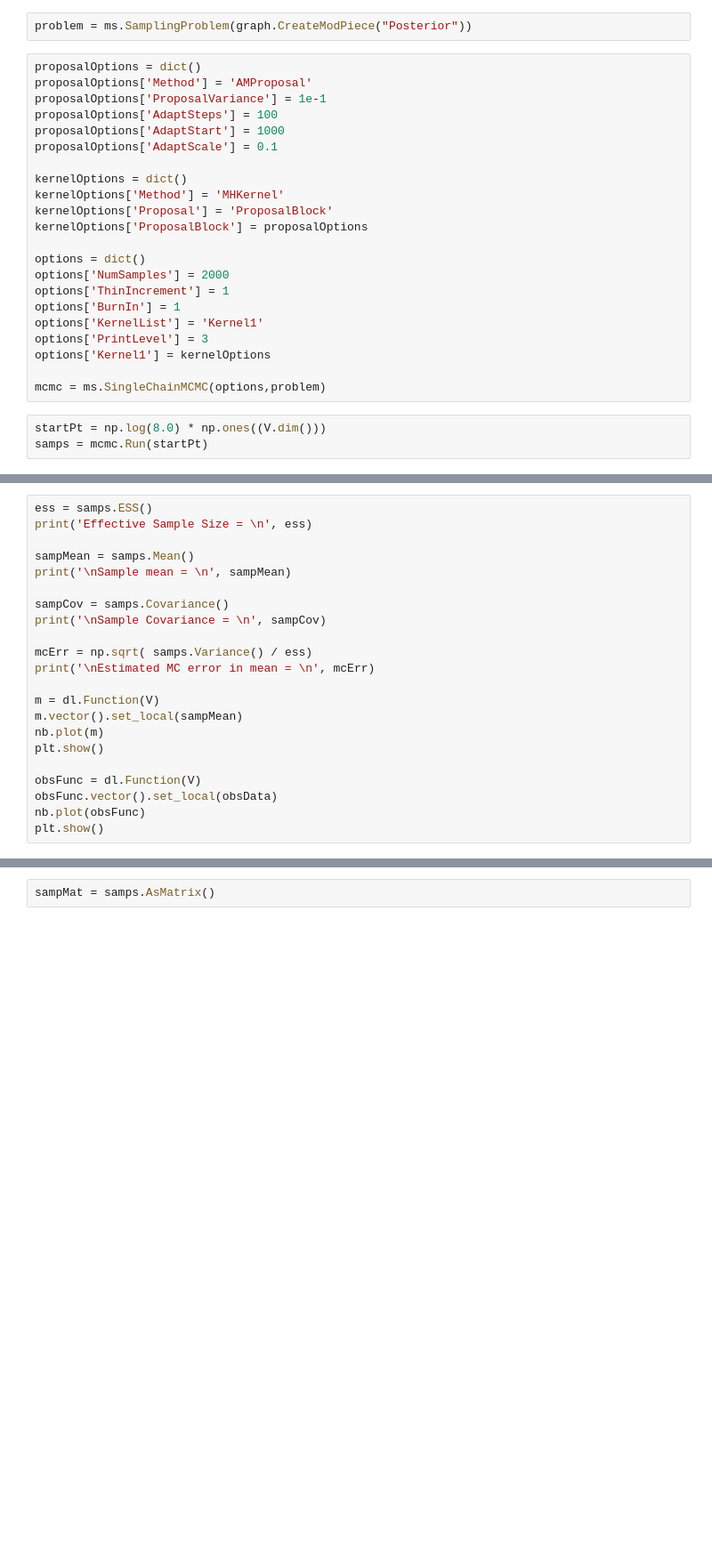
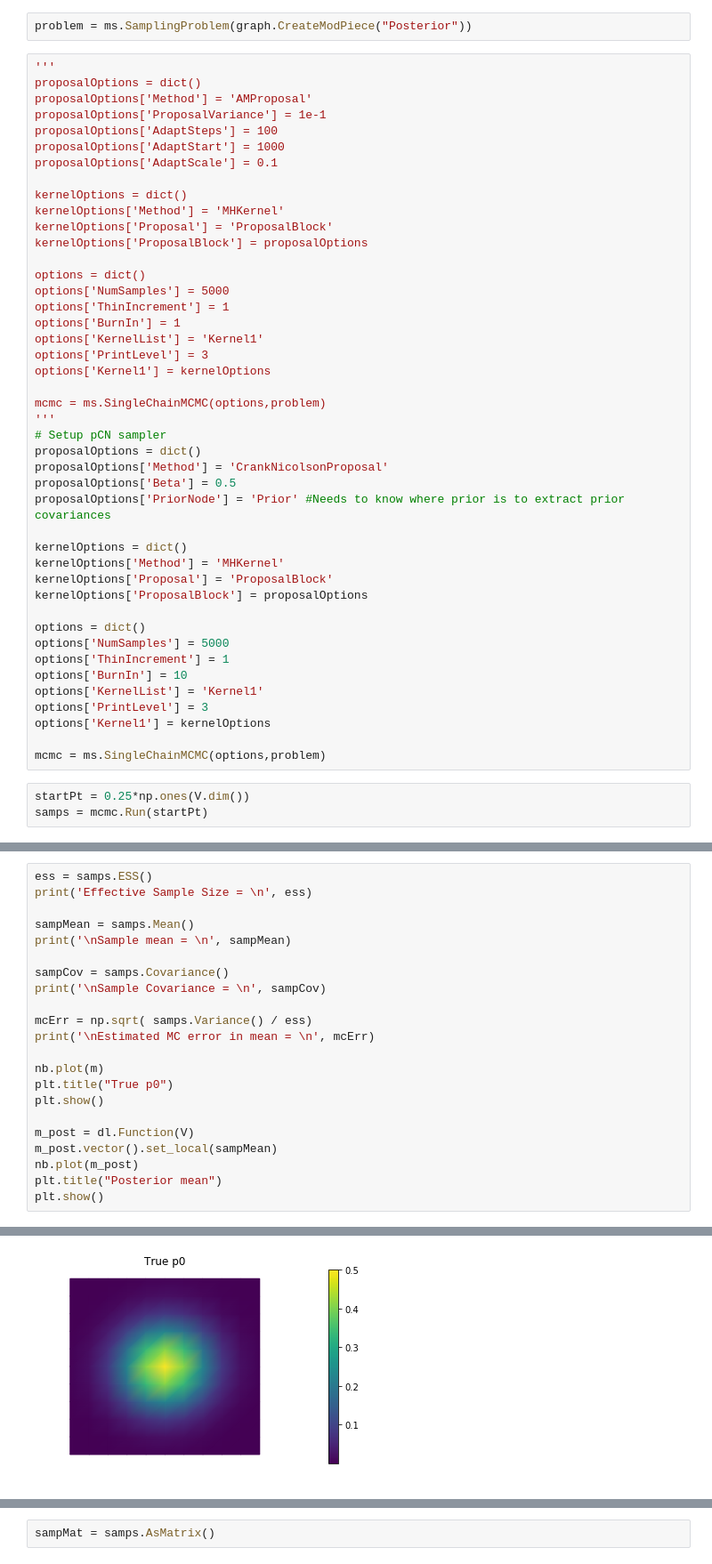
Before and after one commit to katrina-petroske/G2S3_PAT, a Jupyter notebook: Project.ipynb, the cells around one changed output, grey strips where cells are left out. Shown: that part at 89% size. Cells and saved outputs as stored; diff of their text form; blank space fills up the shorter version.

Commit message:
Crank Nicolson MCMC, Matern kernel GP prior, handpicked hyperparameters

```diff
--- a/Project.ipynb
+++ b/Project.ipynb
@@ -79,6 +101,7 @@ Image(filename='PosteriorGraph.png')
 # %%
 problem = ms.SamplingProblem(graph.CreateModPiece("Posterior"))
 # %%
+'''
 proposalOptions = dict()
 proposalOptions['Method'] = 'AMProposal'
 proposalOptions['ProposalVariance'] = 1e-1
@@ -92,7 +115,7 @@ kernelOptions['Proposal'] = 'ProposalBlock'
 kernelOptions['ProposalBlock'] = proposalOptions
 
 options = dict()
-options['NumSamples'] = 2000
+options['NumSamples'] = 5000
 options['ThinIncrement'] = 1
 options['BurnIn'] = 1
 options['KernelList'] = 'Kernel1'
@@ -100,6 +123,27 @@ options['PrintLevel'] = 3
 options['Kernel1'] = kernelOptions
 
 mcmc = ms.SingleChainMCMC(options,problem)
+'''
+# Setup pCN sampler
+proposalOptions = dict()
+proposalOptions['Method'] = 'CrankNicolsonProposal'
+proposalOptions['Beta'] = 0.5
+proposalOptions['PriorNode'] = 'Prior' #Needs to know where prior is to extract prior covariances
+
+kernelOptions = dict()
+kernelOptions['Method'] = 'MHKernel'
+kernelOptions['Proposal'] = 'ProposalBlock'
+kernelOptions['ProposalBlock'] = proposalOptions
+
+options = dict()
+options['NumSamples'] = 5000
+options['ThinIncrement'] = 1
+options['BurnIn'] = 10
+options['KernelList'] = 'Kernel1'
+options['PrintLevel'] = 3
+options['Kernel1'] = kernelOptions
+
+mcmc = ms.SingleChainMCMC(options,problem)
 # %%
-startPt = np.log(8.0) * np.ones((V.dim()))
+startPt = 0.25*np.ones(V.dim())
 samps = mcmc.Run(startPt)
@@ -116,12 +178,13 @@ print('\nSample Covariance = \n', sampCov)
 mcErr = np.sqrt( samps.Variance() / ess)
 print('\nEstimated MC error in mean = \n', mcErr)
 
-m = dl.Function(V)
-m.vector().set_local(sampMean)
 nb.plot(m)
+plt.title("True p0")
 plt.show()
 
-obsFunc = dl.Function(V)
-obsFunc.vector().set_local(obsData)
-nb.plot(obsFunc)
+m_post = dl.Function(V)
+m_post.vector().set_local(sampMean)
+nb.plot(m_post)
+plt.title("Posterior mean")
 plt.show()
+# %% [output]
@@ -127,0 +208 @@ plt.show()
+[figure, added]
```
Also changed, not shown: parts of 10 cells of this notebook, 1 other file.
